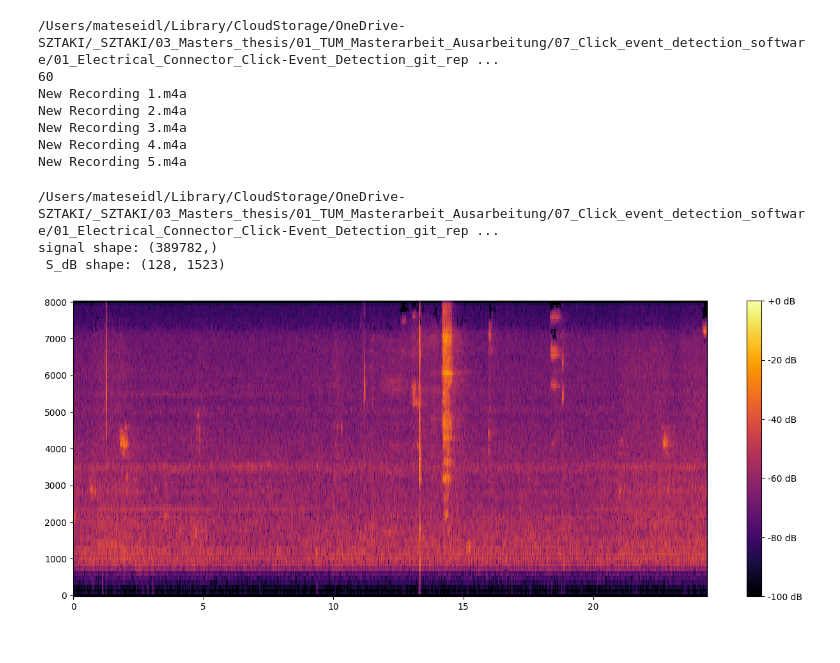
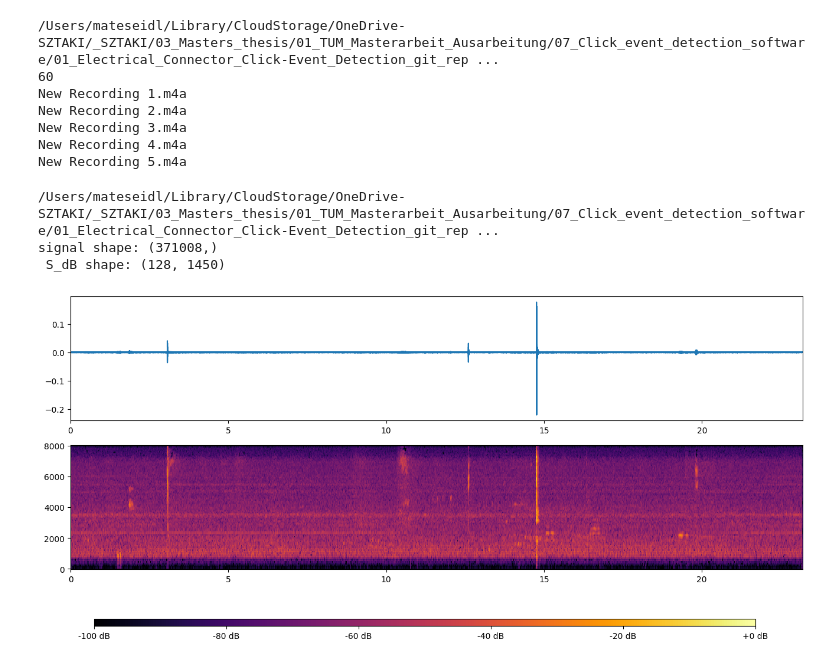
Before and after one commit to matteoseidl/Electrical_Connector_Click-Event_Detection, a Jupyter notebook: 01_Data/clickDatasetPreprocessing.ipynb, the cells around one changed output. Drawn from its saved outputs; the diff is of its cells as text; code cells hidden in the pictures.

Commit message:
data preprocessing visualize wave and spec

```diff
--- a/01_Data/clickDatasetPreprocessing.ipynb
+++ b/01_Data/clickDatasetPreprocessing.ipynb
@@ -30,8 +30,10 @@ else:
 print(audio_datasets)
 # %% [output]
 ['01_ethernet_without_additional_noise', '02_ethernet_with_additional_noise']
+# %%
+dataset_num = 0
 # %%
-audio_dataset_dir = os.path.join(cwd, audio_datasets_main_dir_name) + "/" + audio_datasets[0]
+audio_dataset_dir = os.path.join(cwd, audio_datasets_main_dir_name) + "/" + audio_datasets[dataset_num]
 print(audio_dataset_dir)
 #os.listdir(audio_dataset_dir)
 audio_files = [f for f in os.listdir(audio_dataset_dir) if f.endswith('.m4a')]
@@ -72,7 +74,7 @@ resolution = 0.016
 hop_length = int(resolution * sampling_rate)
 n_fft =  next_power_of_2(hop_length)
 
-audio_file_path = os.path.join(audio_dataset_dir, audio_files_sorted[2])
+audio_file_path = os.path.join(audio_dataset_dir, audio_files_sorted[30])
 print(audio_file_path)
 signal, sampling_rate = librosa.load(audio_file_path, sr=sampling_rate)
 
@@ -98,18 +100,27 @@ print(f" S_dB shape: {S_dB.shape}")
-signal shape: (389782,)
- S_dB shape: (128, 1523)
+signal shape: (371008,)
+ S_dB shape: (128, 1450)
 # %%
 fig_x = 16
 fig_y = 6
-fig, ax = plt.subplots(1, 1, figsize=(fig_x, fig_y))
+fig, axs = plt.subplots(2, 1, figsize=(fig_x, fig_y))
 
-mel_spec_img = ax.pcolormesh(np.linspace(0, signal.shape[0] / sampling_rate, S_dB.shape[1]),
+ax1 = plt.subplot(2, 1, 1)
+ax1.plot(time, signal)
+ax1.set_xlim(left=0, right=time[-1])
+
+ax2 = plt.subplot(2, 1, 2)
+mel_spec_img = ax2.pcolormesh(np.linspace(0, signal.shape[0] / sampling_rate, S_dB.shape[1]),
                                             np.linspace(0, sampling_rate // 2, n_mels),
                                             S_dB, shading='auto', cmap='inferno')
 
 mel_spec_img.set_clim(vmin=-top_dB_abs, vmax=dB_ref)
 
-colorbar = fig.colorbar(mel_spec_img, ax=ax, format="%+2.0f dB")
+cbar_ax = fig.add_axes([0.15, -0.05, 0.7, 0.02])
+fig.colorbar(mel_spec_img, cax=cbar_ax, orientation='horizontal', format="%+2.0f dB")
+#colorbar = fig.colorbar(mel_spec_img, ax=ax2, format="%+2.0f dB")
+
+
 
 plt.show()
 # %% [output]
-[figure, old version]
+[figure, new version]
```
Also changed, not shown: 1 other file.
